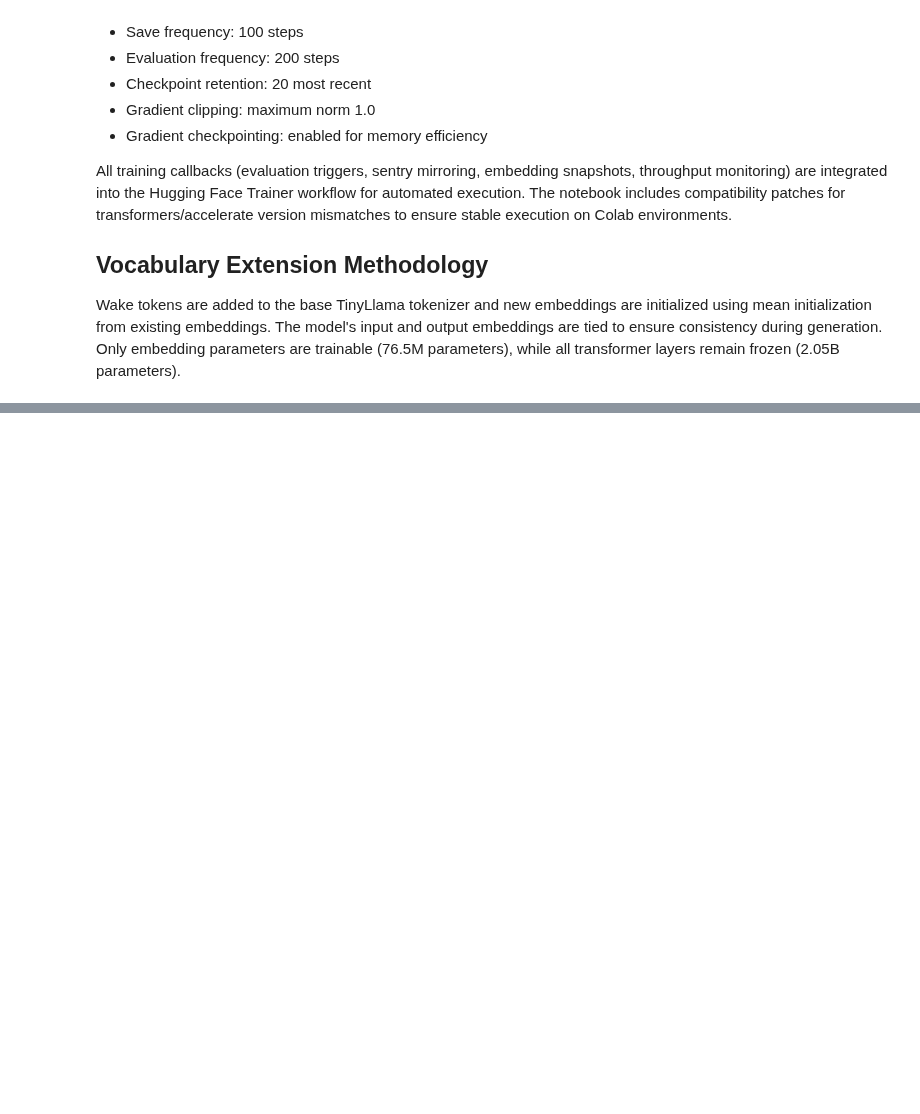
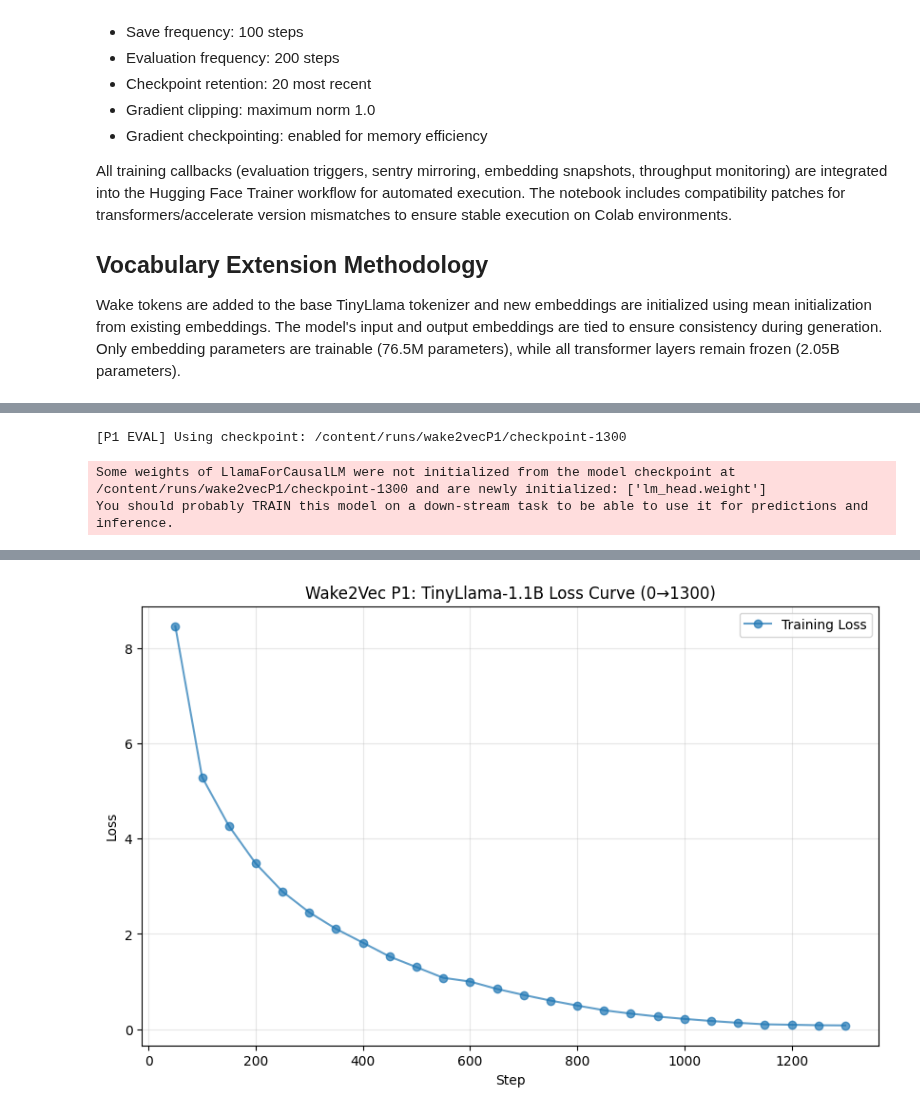
Before and after one commit to mahb97/Wake2vec, a Jupyter notebook: Wake2Vec_P1.ipynb, the cells around one changed output, grey strips where cells are left out. Saved outputs shown, nothing was run; the diff lists cells and outputs as text; code cells hidden in the pictures; blank space fills up the shorter version.

Commit message:
P1 complete - All checkpoints backed up (every 100 steps) - Sentry mirror system: 100% success rate - Embedding snapshots captured every 50 steps

```diff
--- a/Wake2Vec_P1.ipynb
+++ b/Wake2Vec_P1.ipynb
@@ -62,0 +314,20 @@ Wake tokens are added to the base TinyLlama tokenizer and new embeddings are ini
+# %%
+# checkpoint-0
+from pathlib import Path
+import json
+
+ckpt0 = Path("/content/drive/MyDrive/wake2vecP1/checkpoint-0")
+critical_files = ["config.json", "model.safetensors", "tokenizer.json", "tokenizer_config.json"]
+for f in critical_files:
+    exists = (ckpt0/f).exists()
+    print(f"  {f}: {'EXISTS' if exists else 'MISSING'}")
+
+# config
+config = json.loads((ckpt0/"config.json").read_text())
+print(f"\nConfig vocab_size: {config.get('vocab_size')}")
+
+# model weights
+model_file = ckpt0 / "model.safetensors"
+if model_file.exists():
+    size_gb = model_file.stat().st_size / (1024**3)
+    print(f"Model weights: {size_gb:.2f} GB")
@@ -311,0 +639,59 @@ print(f"[COMPLETE] {(time.time()-t0)/60:.1f} minutes")
+# %%
+# P1 Eval (TinyLlama Complete)
+import json, numpy as np, pathlib, matplotlib.pyplot as plt
+from pathlib import Path
+
+WAKE2VEC_ROOT = Path("/content/drive/MyDrive/wake2vecP1")
+LOCAL_RUN = Path("/content/runs/wake2vecP1")
+
+# checkpoint search
+checkpoints = sorted(LOCAL_RUN.glob("checkpoint-*"), key=lambda p: int(p.name.split("-")[-1]))
+BASE_CKPT = checkpoints[-1] if checkpoints else None
+
+print(f"[P1 EVAL] Using checkpoint: {BASE_CKPT}")
+
+# load embeds
+from transformers import AutoModelForCausalLM
+model = AutoModelForCausalLM.from_pretrained(str(BASE_CKPT), torch_dtype=torch.float32, device_map="cpu")
+E_post = model.get_input_embeddings().weight.detach().cpu().numpy()
+
+# norm statistics
+from numpy.linalg import norm
+norms = norm(E_post, axis=1)
+report = {
+    "final_step": 1300,
+    "final_loss": 0.079,
+    "post_mean_norm": float(norms.mean()),
+    "post_std_norm": float(norms.std()),
+    "n_vocab": int(E_post.shape[0])
+}
+
+# save report
+(WAKE2VEC_ROOT/"p1_summary.json").write_text(json.dumps(report, indent=2))
+print("[P1 SUMMARY]", json.dumps(report, indent=2))
+
+# loss plot from trainer_state
+state_file = BASE_CKPT / "trainer_state.json"
+if state_file.exists():
+    s = json.loads(state_file.read_text())
+    logs = [d for d in s.get("log_history", []) if "loss" in d]
+
+    steps = [d["step"] for d in logs]
+    losses = [float(d["loss"]) for d in logs]
+
+    plt.figure(figsize=(10,6))
+    plt.plot(steps, losses, 'o-', alpha=0.7, label="Training Loss")
+    plt.title("Wake2Vec P1: TinyLlama-1.1B Loss Curve (0→1300)")
+    plt.xlabel("Step")
+    plt.ylabel("Loss")
+    plt.grid(True, alpha=0.3)
+    plt.legend()
+
+    plot_path = WAKE2VEC_ROOT / "p1_tinyllama_loss.png"
+    plt.savefig(plot_path, dpi=150, bbox_inches="tight")
+    print(f"[PLOT] {plot_path}")
+    plt.show()
+# %% [output]
+[P1 EVAL] Using checkpoint: /content/runs/wake2vecP1/checkpoint-1300
+Some weights of LlamaForCausalLM were not initialized from the model checkpoint at /content/runs/wake2vecP1/checkpoint-1300 and are newly initialized: ['lm_head.weight']
+You should probably TRAIN this model on a down-stream task to be able to use it for predictions and inference.
@@ -311,0 +706 @@ print(f"[COMPLETE] {(time.time()-t0)/60:.1f} minutes")
+[figure, added]
```
Also changed, not shown: parts of 22 cells of this notebook.
